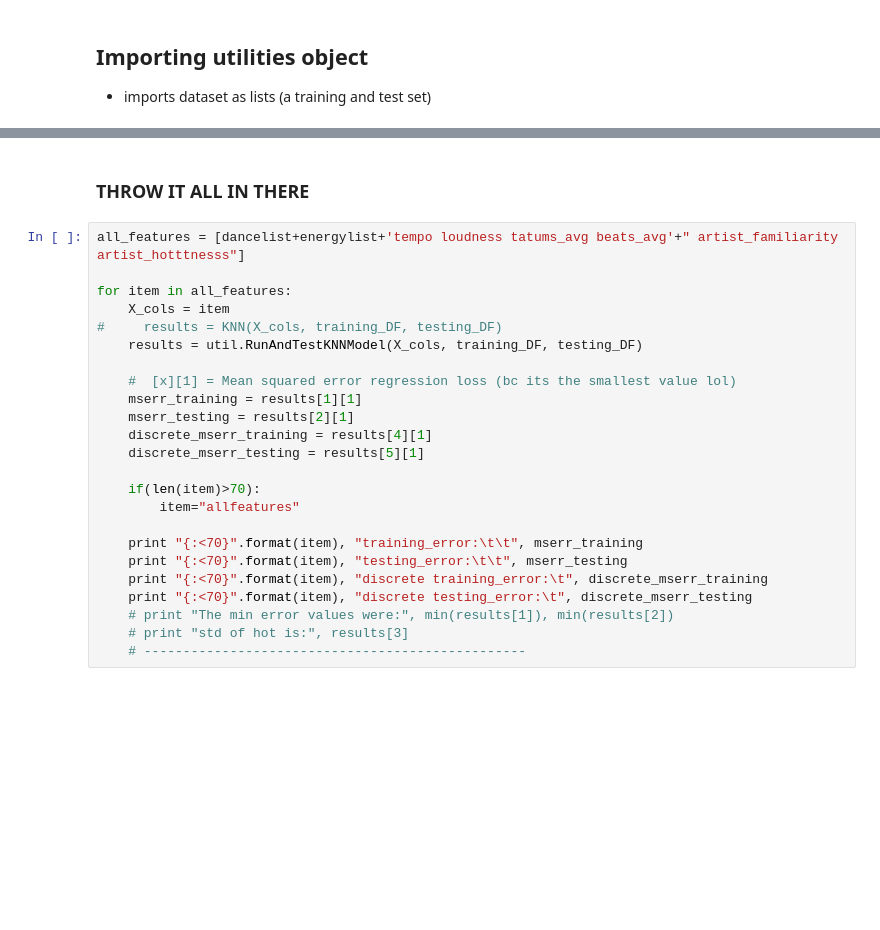
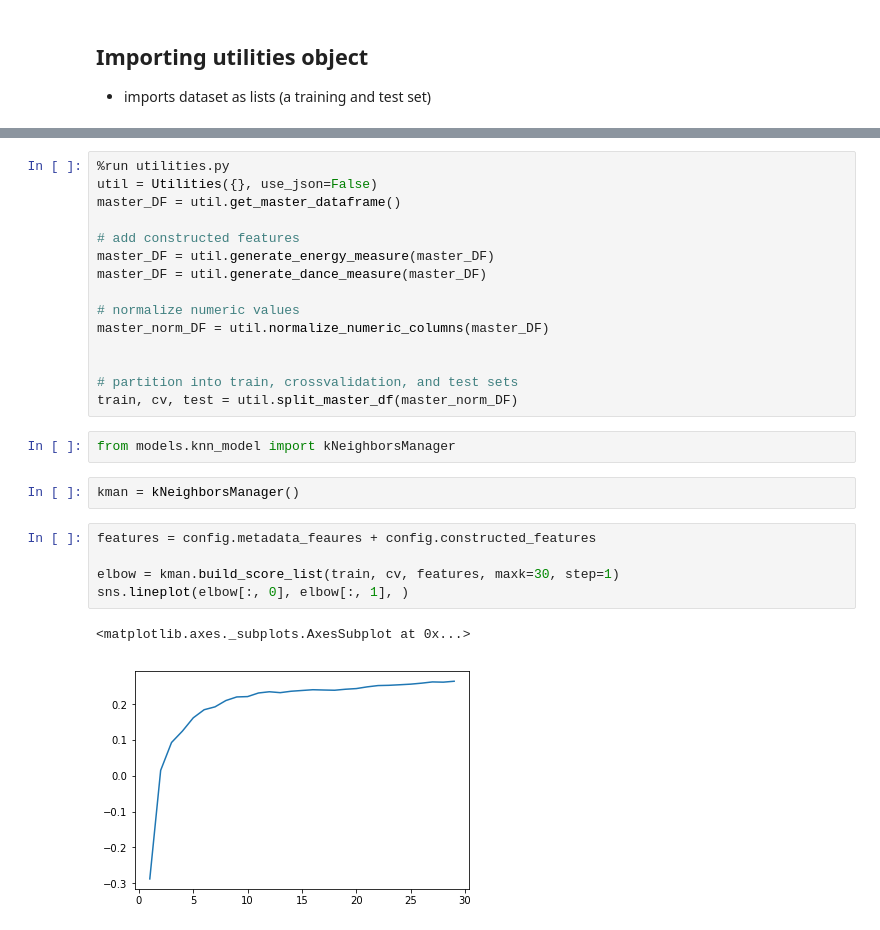
Before and after one commit to rshnn/song-success-predictor, a Jupyter notebook: knn.ipynb, the cells around one changed output, grey strips where cells are left out. Saved outputs shown, nothing was run; the diff lists cells and outputs as text; blank space fills up the shorter version.

Commit message:
refactor neighest neighbor learner

```diff
--- a/knn.ipynb
+++ b/knn.ipynb
@@ -474,26 +23,27 @@ for item in finalset:
-# %% [markdown]
-### THROW IT ALL IN THERE
-# %%
-all_features = [dancelist+energylist+'tempo loudness tatums_avg beats_avg'+" artist_familiarity artist_hotttnesss"]
-
-for item in all_features:
-    X_cols = item
-#     results = KNN(X_cols, training_DF, testing_DF)
-    results = util.RunAndTestKNNModel(X_cols, training_DF, testing_DF)
-
-    #  [x][1] = Mean squared error regression loss (bc its the smallest value lol)
-    mserr_training = results[1][1]
-    mserr_testing = results[2][1]
-    discrete_mserr_training = results[4][1]
-    discrete_mserr_testing = results[5][1]
-
-    if(len(item)>70):
-        item="allfeatures"
-
-    print "{:<70}".format(item), "training_error:\t\t", mserr_training
-    print "{:<70}".format(item), "testing_error:\t\t", mserr_testing
-    print "{:<70}".format(item), "discrete training_error:\t", discrete_mserr_training
-    print "{:<70}".format(item), "discrete testing_error:\t", discrete_mserr_testing
-    # print "The min error values were:", min(results[1]), min(results[2])
-    # print "std of hot is:", results[3]
-    # -------------------------------------------------
+# %%
+%run utilities.py
+util = Utilities({}, use_json=False)
+master_DF = util.get_master_dataframe()
+
+# add constructed features
+master_DF = util.generate_energy_measure(master_DF)
+master_DF = util.generate_dance_measure(master_DF)
+
+# normalize numeric values
+master_norm_DF = util.normalize_numeric_columns(master_DF)
+
+
+# partition into train, crossvalidation, and test sets
+train, cv, test = util.split_master_df(master_norm_DF)
+# %%
+from models.knn_model import kNeighborsManager
+# %%
+kman = kNeighborsManager()
+# %%
+features = config.metadata_feaures + config.constructed_features
+
+elbow = kman.build_score_list(train, cv, features, maxk=30, step=1)
+sns.lineplot(elbow[:, 0], elbow[:, 1], )
+# %% [output]
+<matplotlib.axes._subplots.AxesSubplot at 0x...>
+[figure, added]
```
Also changed, not shown: parts of 50 cells of this notebook, 6 other files.
